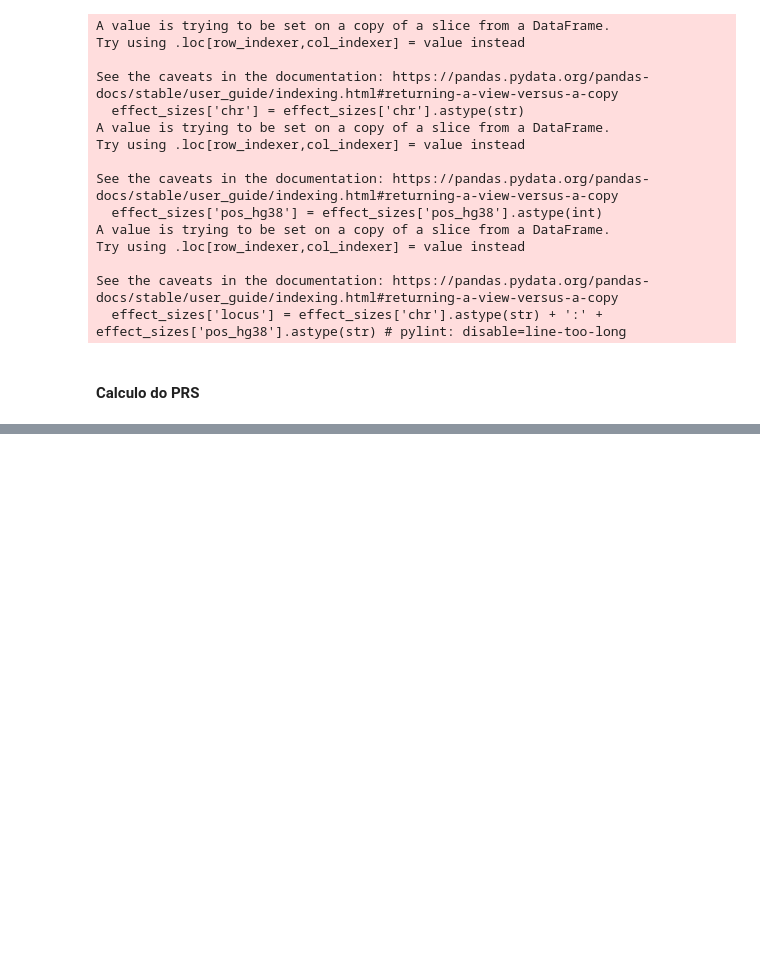
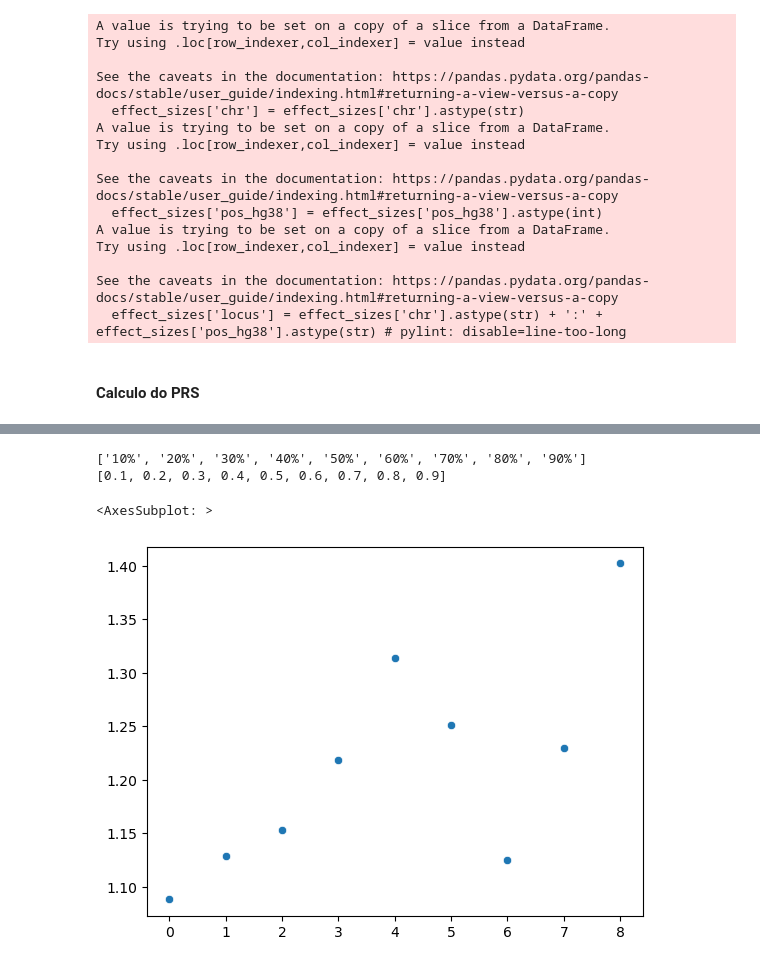
Before and after one commit to BrazilianDatathon2023/genetics-4, a Jupyter notebook: calculo_prs.ipynb, the cells around one changed output, grey strips where cells are left out. Drawn from its saved outputs; the diff is of its cells as text; code cells hidden in the pictures; blank space fills up the shorter version.

```diff
--- a/calculo_prs.ipynb
+++ b/calculo_prs.ipynb
@@ -187,0 +236,8 @@ ValueError: 'POS' is not in list
+# %%
+df_2['flag_risco'] = np.where(df_2.value.isin(['0/1','1/1']),'ALTO',np.where(df_2.value == '0/0','BAIXO','S/I'))
+# %%
+c = df_2[df_2.variable == 'rs10009490'].flag_risco.value_counts()["BAIXO"]
+d = df_2[df_2.variable == 'rs10009490'].flag_risco.value_counts()["ALTO"]
+# %%
+a = df_1[df_1.variable == 'rs10009490'].flag_risco.value_counts()["BAIXO"]
+b = df_1[df_1.variable == 'rs10009490'].flag_risco.value_counts()["ALTO"]
@@ -187,0 +274,30 @@ ValueError: 'POS' is not in list
+# %%
+from scipy.stats.contingency import odds_ratio #oddsratio
+perc = []
+for i in [i for i in range (1,10)]:
+    a = f'{i}0%'
+    perc.append(a)
+print(perc)
+res = []
+listaDecils = [i/10 for i in range(1,10)]
+print(listaDecils)
+for i in range(0,9):
+    var_corte = df_prs_phenfo.prs.describe(percentiles=[listaDecils[i]])[perc[i]]
+    df_prs_phenfo["flag_contingencia"] = np.where(df_prs_phenfo.prs > var_corte, 1, 0)
+    df_prs_phenfo.flag_contingencia.value_counts()
+    a = df_prs_phenfo[(df_prs_phenfo.target_phenotype == 0) & (df_prs_phenfo.flag_contingencia ==0)].shape[0]
+    b = df_prs_phenfo[(df_prs_phenfo.target_phenotype == 1) & (df_prs_phenfo.flag_contingencia ==0)].shape[0]
+    c = df_prs_phenfo[(df_prs_phenfo.target_phenotype == 0) & (df_prs_phenfo.flag_contingencia ==1)].shape[0]
+    d = df_prs_phenfo[(df_prs_phenfo.target_phenotype == 1) & (df_prs_phenfo.flag_contingencia ==1)].shape[0]
+    tabelaCont = [[a,b],[c,d]]
+    tabelaCont = pd.DataFrame(tabelaCont, columns=["phen0","phen1"])
+    res.append( odds_ratio(tabelaCont, kind='conditional'))
+# %% [output]
+['10%', '20%', '30%', '40%', '50%', '60%', '70%', '80%', '90%']
+[0.1, 0.2, 0.3, 0.4, 0.5, 0.6, 0.7, 0.8, 0.9]
+# %%
+data = [i.statistic for i in res]
+sns.scatterplot(data)
+# %% [output]
+<AxesSubplot: >
+[figure, added]
```
Also changed, not shown: parts of 33 cells of this notebook.
